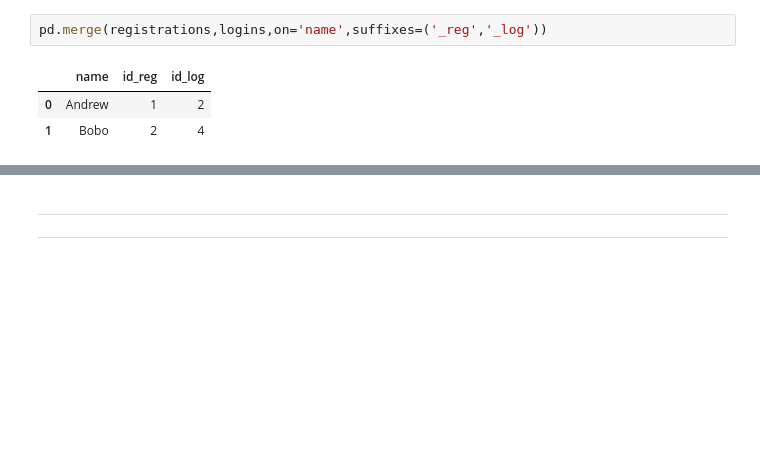
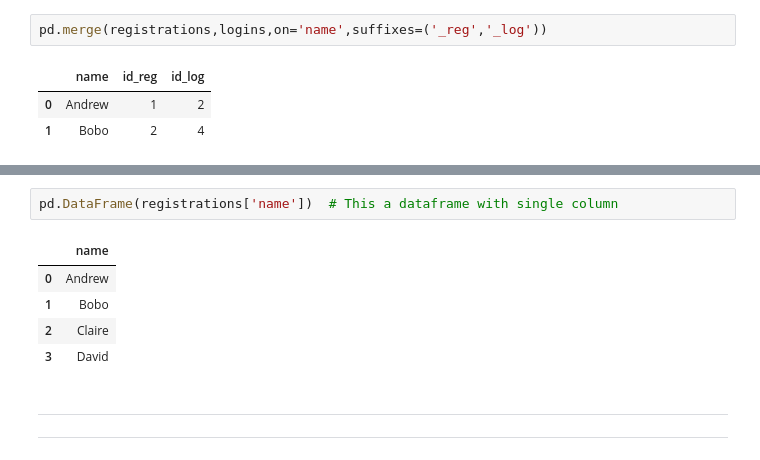
Before and after one commit to NandiniDevLabs/data_analysis_with_python_b9, a Jupyter notebook: 02-pandas/06-Combining-DataFrames.ipynb, the cells around one changed output, grey strips where cells are left out. Saved outputs shown, nothing was run; the diff lists cells and outputs as text; blank space fills up the shorter version.

```diff
--- a/02-pandas/06-Combining-DataFrames.ipynb
+++ b/02-pandas/06-Combining-DataFrames.ipynb
@@ -415,3 +449,11 @@ pd.merge(registrations,logins,on='name',suffixes=('_reg','_log'))
+# %%
+pd.DataFrame(registrations['name'])  # This a dataframe with single column
+# %% [output]
+|  | name |
+| 0 | Andrew |
+| 1 | Bobo |
+| 2 | Claire |
+| 3 | David |
 # %% [markdown]
 -----------
 ----------
```
Also changed, not shown: parts of 6 cells of this notebook, 1 other file.
